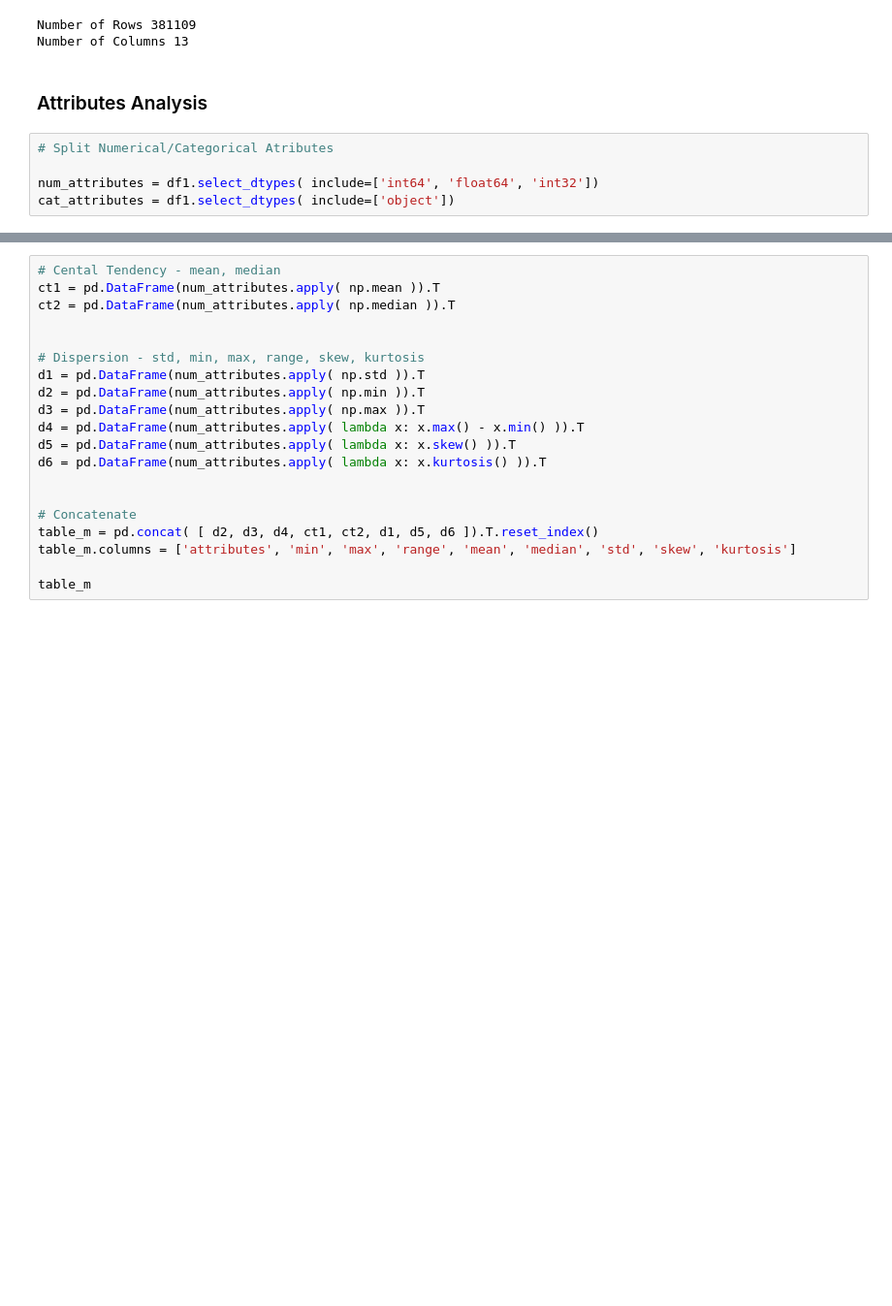
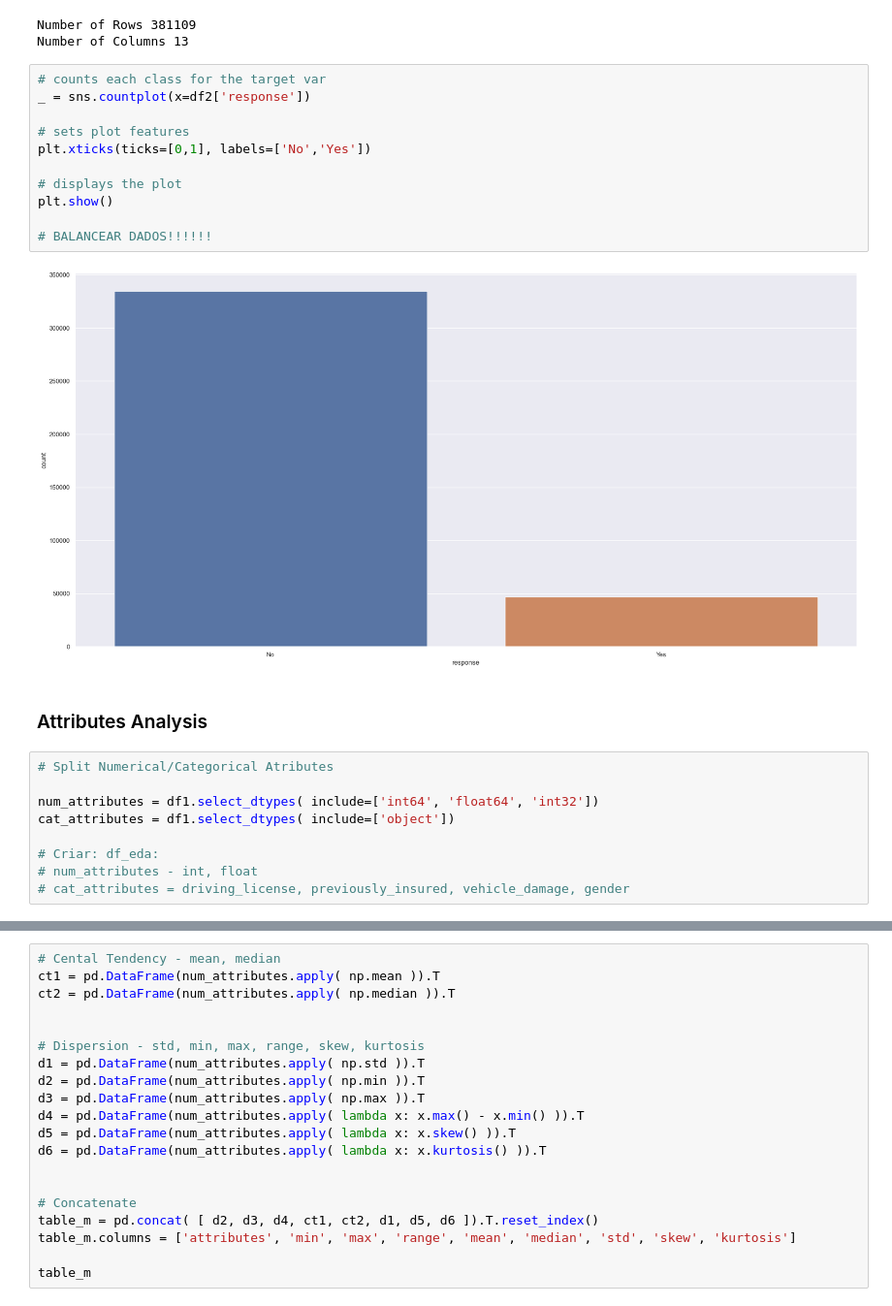
Before and after one commit to TalithaStella/Health_Insurence, a Jupyter notebook: PA004-HI.ipynb, the cells around one changed output, grey strips where cells are left out. Shown at 97% size. Drawn from its saved outputs; the diff is of its cells as text; blank space fills up the shorter version.

```diff
--- a/PA004-HI.ipynb
+++ b/PA004-HI.ipynb
@@ -308,6 +233,19 @@ print(f'Number of Columns {df2.shape[1]}')
 # %% [output]
 Number of Rows 381109
 Number of Columns 13
+# %%
+# counts each class for the target var
+_ = sns.countplot(x=df2['response'])
+
+# sets plot features
+plt.xticks(ticks=[0,1], labels=['No','Yes'])
+
+# displays the plot
+plt.show()
+
+# BALANCEAR DADOS!!!!!!
+# %% [output]
+[figure, added]
 # %% [markdown]
 ### Attributes Analysis
 # %%
@@ -315,3 +253,7 @@ Number of Columns 13
 
 num_attributes = df1.select_dtypes( include=['int64', 'float64', 'int32'])
 cat_attributes = df1.select_dtypes( include=['object'])
+
+# Criar: df_eda:
+# num_attributes - int, float
+# cat_attributes = driving_license, previously_insured, vehicle_damage, gender
```
Also changed, not shown: parts of 35 cells of this notebook.
